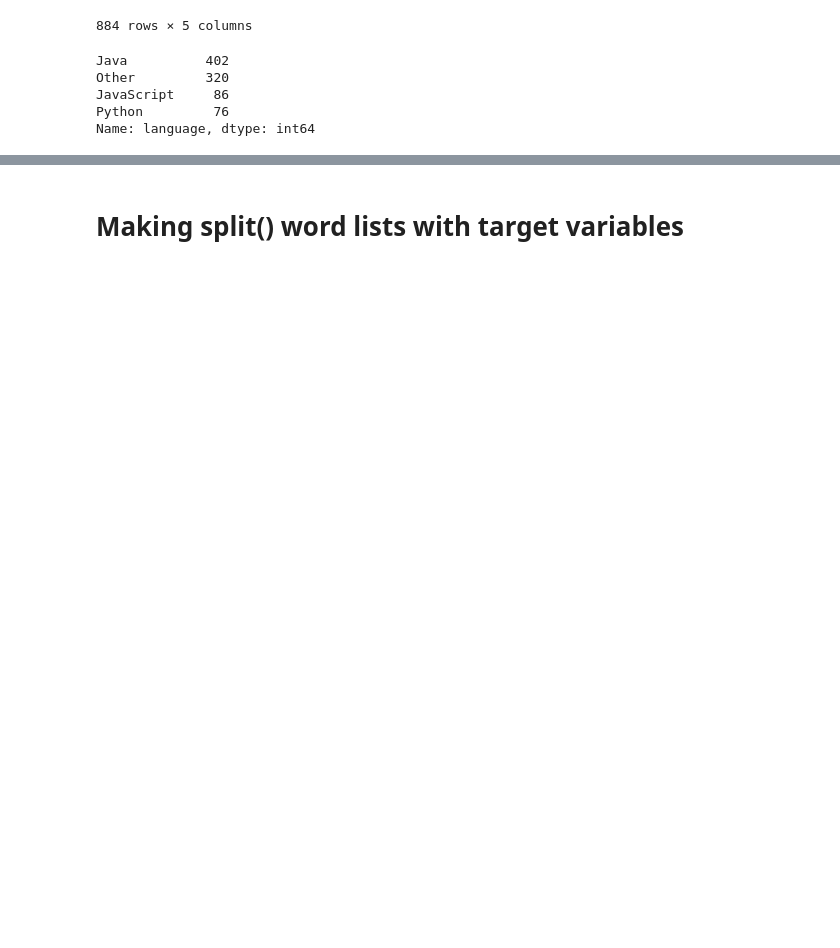
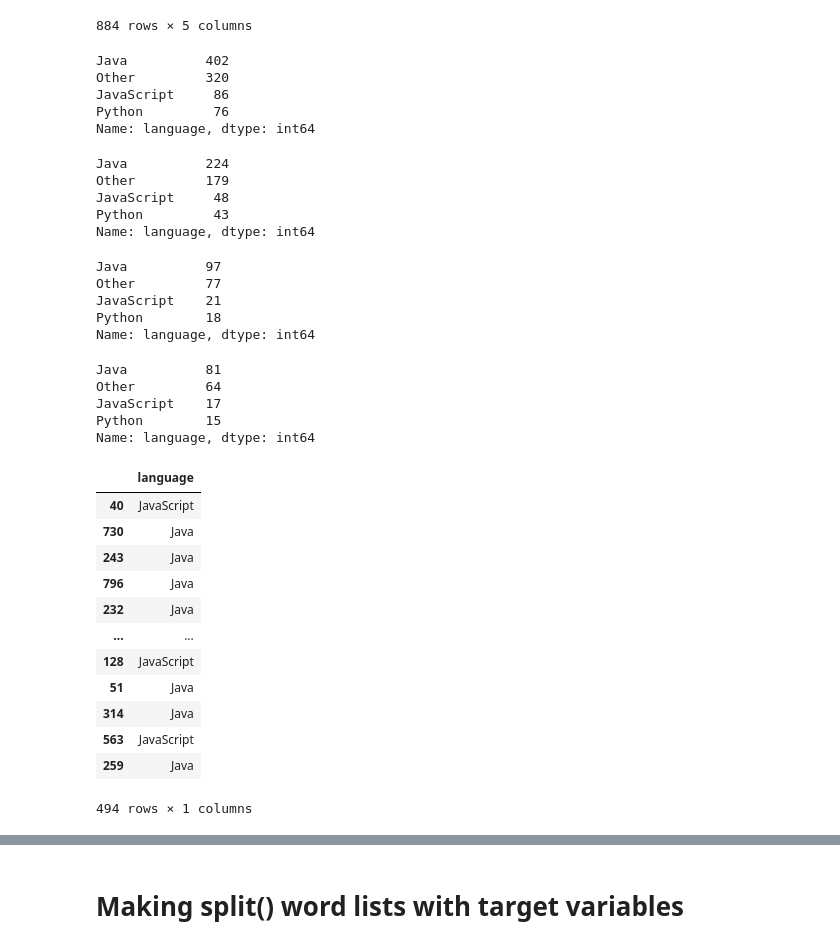
Before and after one commit to Doubtable-Steves-Linguistics/MinecraftNLP, a Jupyter notebook: michael_explore_notebook.ipynb, the cells around one changed output, grey strips where cells are left out. Cells and saved outputs as stored; diff of their text form; code cells hidden in the pictures; blank space fills up the shorter version.

```diff
--- a/michael_explore_notebook.ipynb
+++ b/michael_explore_notebook.ipynb
@@ -39,3 +44,60 @@ Other         320
 JavaScript     86
 Python         76
 Name: language, dtype: int64
+# %%
+def split_minecraft_data(df):
+    '''
+    This function performs split on minecraft repo data, stratified on language.
+    Returns train, validate, and test dfs.
+    '''
+    train_validate, test = train_test_split(df, test_size=.2,
+                                        random_state=123,
+                                        stratify=df.language)
+    train, validate = train_test_split(train_validate, test_size=.3,
+                                   random_state=123,
+                                   stratify=train_validate.language)
+    return train, validate, test
+# %%
+train, validate, test = split_minecraft_data(df)
+# %%
+train.language.value_counts()
+# %% [output]
+Java          224
+Other         179
+JavaScript     48
+Python         43
+Name: language, dtype: int64
+# %%
+validate.language.value_counts()
+# %% [output]
+Java          97
+Other         77
+JavaScript    21
+Python        18
+Name: language, dtype: int64
+# %%
+test.language.value_counts()
+# %% [output]
+Java          81
+Other         64
+JavaScript    17
+Python        15
+Name: language, dtype: int64
+# %%
+y_train = train[['language']]
+# %%
+y_train
+# %% [output]
+|  | language |
+| 40 | JavaScript |
+| 730 | Java |
+| 243 | Java |
+| 796 | Java |
+| 232 | Java |
+| ... | ... |
+| 128 | JavaScript |
+| 51 | Java |
+| 314 | Java |
+| 563 | JavaScript |
+| 259 | Java |
+494 rows × 1 columns
```
Also changed, not shown: parts of 33 cells of this notebook.
